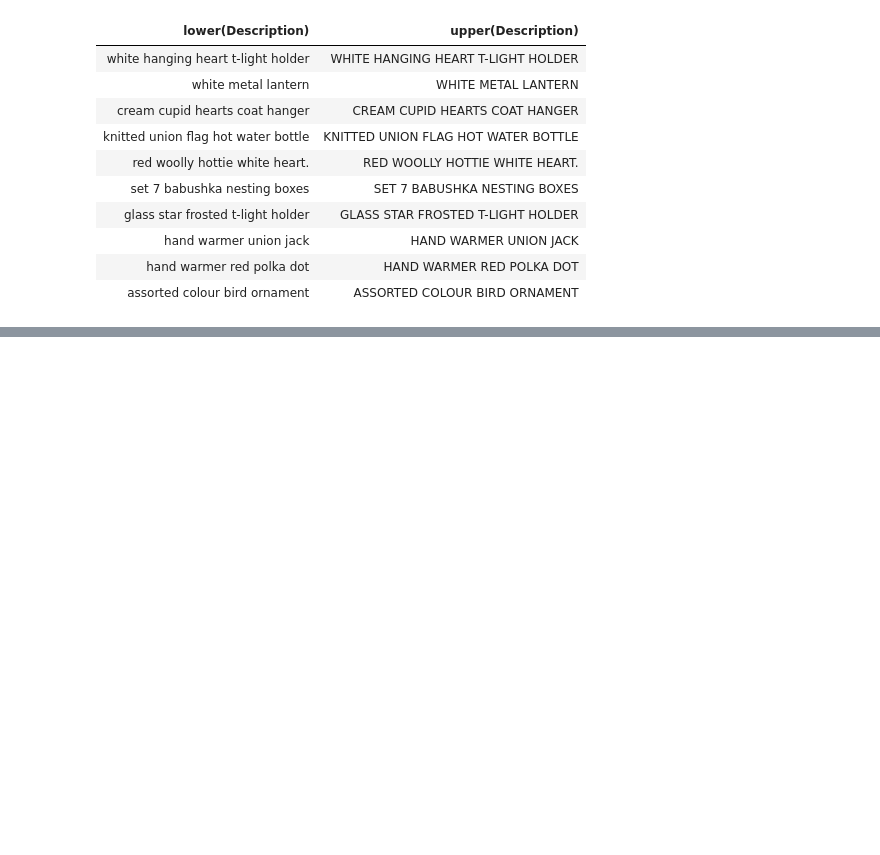
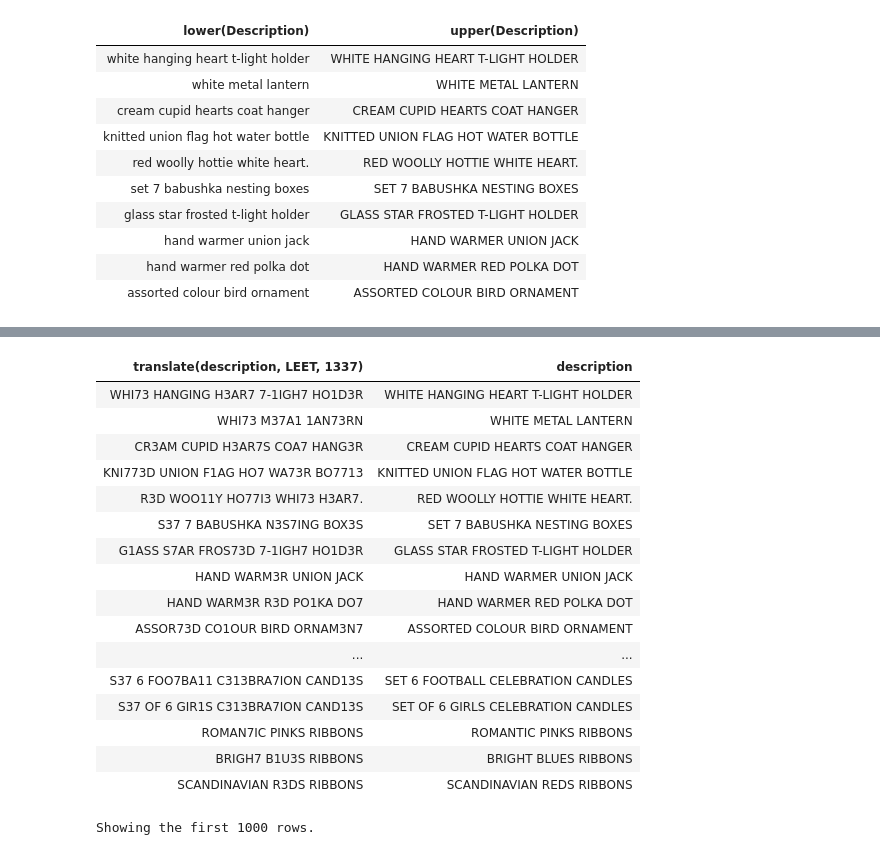
Before and after one commit to PingPingE/Spark, a Jupyter notebook: Part2/Chapter6.ipynb, the cells around one changed output, grey strips where cells are left out. Cells and saved outputs as stored; diff of their text form; code cells hidden in the pictures; blank space fills up the shorter version.

```diff
--- a/Part2/Chapter6.ipynb
+++ b/Part2/Chapter6.ipynb
@@ -178,0 +204,22 @@ display(df.select(F.ltrim('Description'), F.rtrim('Description'), F.rpad('Descri
+# %%
+#정규 표현식을 만들지 않고 간단하게 문자 단위로 치환
+display(df.select(F.translate(F.col('description'), 'LEET' , '1337'), F.col('description')))
+# %% [output]
+| translate(description, LEET, 1337) | description |
+| WHI73 HANGING H3AR7 7-1IGH7 HO1D3R | WHITE HANGING HEART T-LIGHT HOLDER |
+| WHI73 M37A1 1AN73RN | WHITE METAL LANTERN |
+| CR3AM CUPID H3AR7S COA7 HANG3R | CREAM CUPID HEARTS COAT HANGER |
+| KNI773D UNION F1AG HO7 WA73R BO7713 | KNITTED UNION FLAG HOT WATER BOTTLE |
+| R3D WOO11Y HO77I3 WHI73 H3AR7. | RED WOOLLY HOTTIE WHITE HEART. |
+| S37 7 BABUSHKA N3S7ING BOX3S | SET 7 BABUSHKA NESTING BOXES |
+| G1ASS S7AR FROS73D 7-1IGH7 HO1D3R | GLASS STAR FROSTED T-LIGHT HOLDER |
+| HAND WARM3R UNION JACK | HAND WARMER UNION JACK |
+| HAND WARM3R R3D PO1KA DO7 | HAND WARMER RED POLKA DOT |
+| ASSOR73D CO1OUR BIRD ORNAM3N7 | ASSORTED COLOUR BIRD ORNAMENT |
+| ... | ... |
+| S37 6 FOO7BA11 C313BRA7ION CAND13S | SET 6 FOOTBALL CELEBRATION CANDLES |
+| S37 OF 6 GIR1S C313BRA7ION CAND13S | SET OF 6 GIRLS CELEBRATION CANDLES |
+| ROMAN7IC PINKS RIBBONS | ROMANTIC PINKS RIBBONS |
+| BRIGH7 B1U3S RIBBONS | BRIGHT BLUES RIBBONS |
+| SCANDINAVIAN R3DS RIBBONS | SCANDINAVIAN REDS RIBBONS |
+Showing the first 1000 rows.
```
Also changed, not shown: parts of 8 cells of this notebook.
